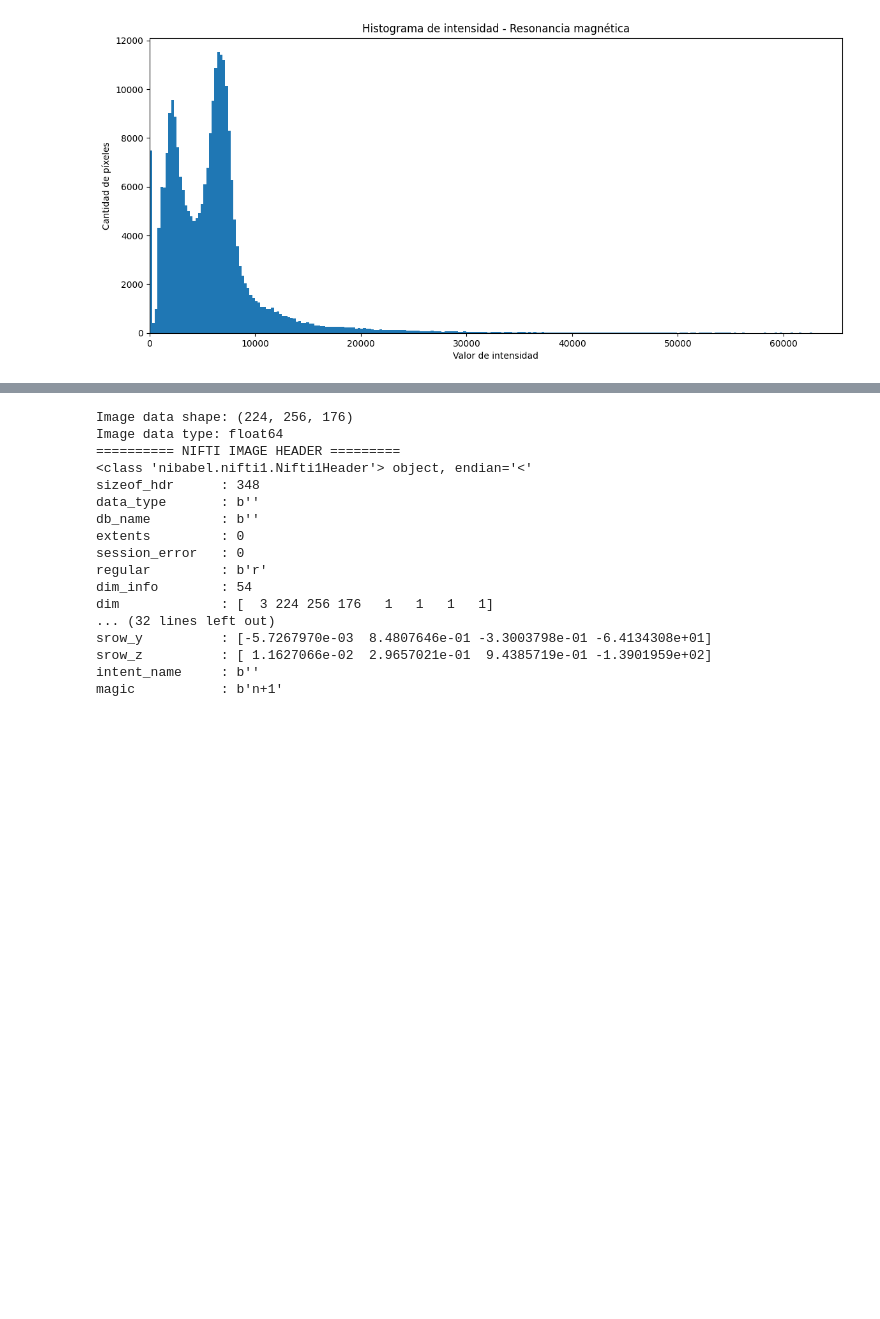
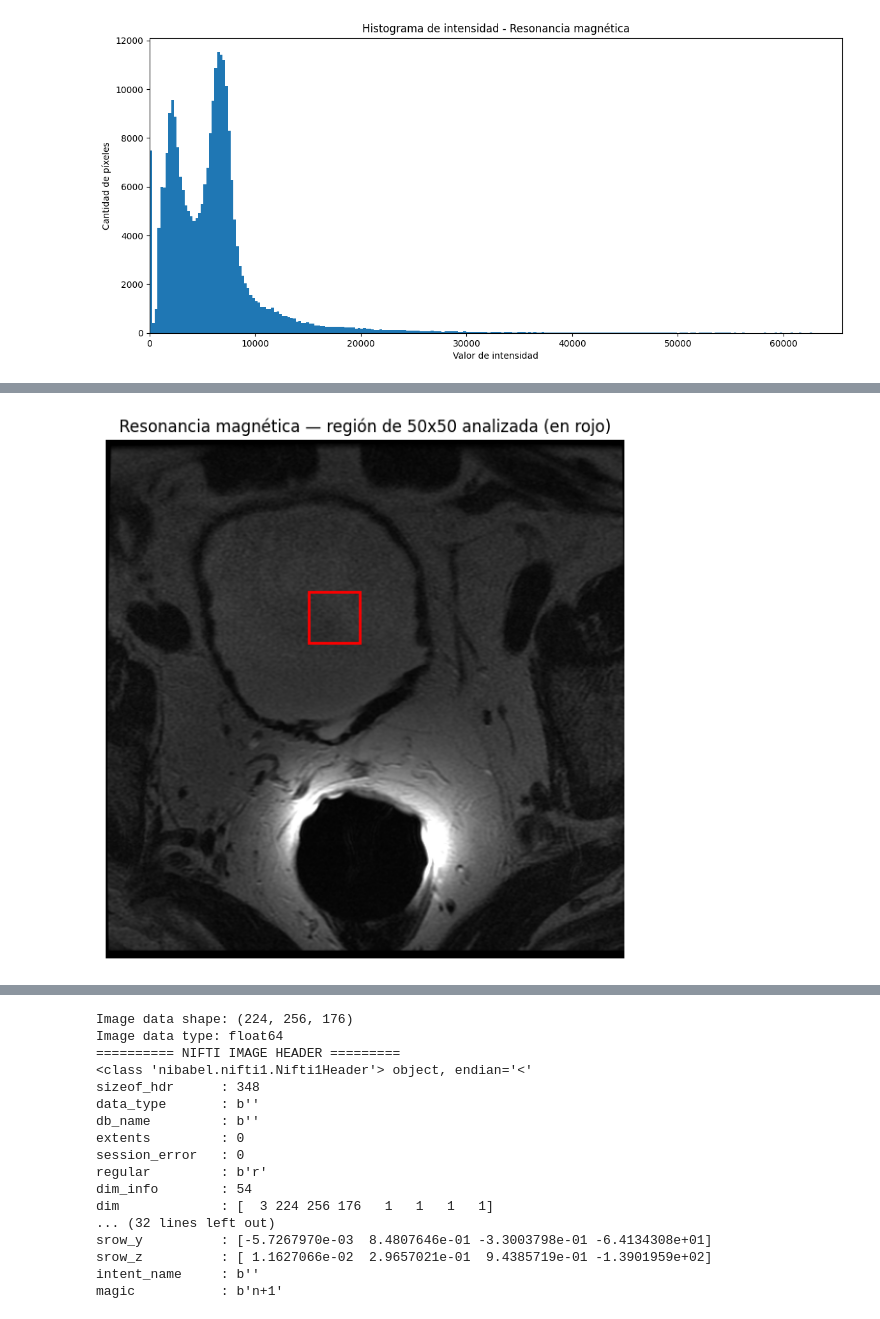
Before and after one commit to ManuelVidales22/PROCESAMIENTO-DIGITAL-DE-IM-GENES, a Jupyter notebook: ProyectoDicom.ipynb, the cells around one changed output, grey strips where cells are left out. Saved outputs shown, nothing was run; the diff lists cells and outputs as text; code cells hidden in the pictures; blank space fills up the shorter version.

```diff
--- a/ProyectoDicom.ipynb
+++ b/ProyectoDicom.ipynb
@@ -493,0 +632,98 @@ Cantidad de valores diferentes: 6512
+# %%
+# ============================================================
+# ANÁLISIS DE RUIDO EN LA RESONANCIA MAGNÉTICA (REGIÓN DE 50x50 PÍXELES)
+# ============================================================
+
+# Librerías:
+# - numpy: para trabajar la imagen como matriz numérica
+# - matplotlib: para mostrar la imagen y graficar el histograma
+# - pydicom: para leer el archivo DICOM de la resonancia
+import numpy as librerianumpy
+import matplotlib.pyplot as libreriaparagraficar
+import matplotlib.patches as rectangulos
+import pydicom
+
+# Ruta de la resonancia dentro del proyecto
+ruta_imagen = "imagenes/resonancia magentica/MRI01.dcm"
+
+# Leer el DICOM y extraer la matriz de píxeles
+# (la resonancia ya viene en escala de grises: 1 solo canal, no hace falta convertir RGB -> Y)
+dicom = pydicom.dcmread(ruta_imagen)
+imagen_gris_completa = dicom.pixel_array.astype(librerianumpy.float64)
+
+print("Shape:", imagen_gris_completa.shape)
+print("dtype original:", dicom.pixel_array.dtype, "| BitsStored:", dicom.BitsStored)
+print("Mínimo:", imagen_gris_completa.min(), "| Máximo:", imagen_gris_completa.max())
+
+
+# Función que calcula el histograma de la región.
+# A diferencia de la imagen plana (8 bits, 0 a 255), la resonancia es de 16 bits
+# (valores de 0 a 65535), así que el recorrido va desde el valor mínimo
+# hasta el máximo de la región, agrupando las intensidades en "bins" (intervalos)
+def calcular_histograma(imagen, numero_bins=100):
+    histograma = []  # cantidad de píxeles en cada intervalo
+    xticks = []      # centro de cada intervalo (eje X)
+    bordes = librerianumpy.linspace(imagen.min(), imagen.max(), numero_bins + 1)
+    for i in range(numero_bins):
+        xticks.append((bordes[i] + bordes[i + 1]) / 2)
+        if i == numero_bins - 1:
+            # el último intervalo incluye el valor máximo
+            histograma.append(librerianumpy.count_nonzero((imagen >= bordes[i]) & (imagen <= bordes[i + 1])))
+        else:
+            histograma.append(librerianumpy.count_nonzero((imagen >= bordes[i]) & (imagen < bordes[i + 1])))
+    return histograma, xticks, bordes[1] - bordes[0]
+
+
+# Seleccionar una región de 50x50 píxeles HOMOGÉNEA.
+# Se usa el interior de la vejiga (filas 150-199, columnas 200-249): es una zona de
+# tejido uniforme, así que la variación de intensidad que haya se debe al ruido.
+# (La esquina superior izquierda NO sirve aquí porque tiene tejido y bordes)
+fila_inicio, columna_inicio = 150, 200
+region_50x50_gris = imagen_gris_completa[fila_inicio:fila_inicio + 50, columna_inicio:columna_inicio + 50]
+
+# Mostrar la resonancia marcando en rojo la región seleccionada
+figura, eje = libreriaparagraficar.subplots(figsize=(7, 7))
+eje.imshow(imagen_gris_completa, cmap="gray", vmax=librerianumpy.percentile(imagen_gris_completa, 99.5))
+eje.add_patch(rectangulos.Rectangle((columna_inicio, fila_inicio), 50, 50, edgecolor="red", facecolor="none", linewidth=2))
+eje.set_title("Resonancia magnética — región de 50x50 analizada (en rojo)")
+eje.axis("off")
+libreriaparagraficar.show()
+
+# Parámetros de la campana gaussiana:
+# mu (media) = dónde está el centro de la campana
+# sigma (desviación estándar) = qué tan ancha es (más sigma = más ruido)
+mu = region_50x50_gris.mean()
+sigma = region_50x50_gris.std()
+
+# Asimetría (skewness): 0 = campana simétrica (gaussiana);
+# un valor positivo grande = cola hacia la derecha (típico del ruido Rician/Rayleigh)
+asimetria = librerianumpy.mean(((region_50x50_gris - mu) / sigma) ** 3)
+
+# Relación señal/ruido (SNR) de la región = mu / sigma
+snr = mu / sigma
+
+print("\n========== RUIDO EN LA REGIÓN ==========\n")
+print(f"Media (mu):                 {mu:.2f}")
+print(f"Desviación estándar (sigma): {sigma:.2f}")
+print(f"Asimetría:                  {asimetria:.3f}")
+print(f"SNR (mu/sigma):             {snr:.2f}")
+
+# Calcular el histograma de la región seleccionada
+histograma_region, xticks_region, ancho_bin = calcular_histograma(region_50x50_gris)
+
+# Curva gaussiana teórica con el mismo mu y sigma, escalada al número de píxeles,
+# para comparar visualmente con el histograma real
+x = librerianumpy.linspace(region_50x50_gris.min(), region_50x50_gris.max(), 500)
+gaussiana = (1 / (sigma * librerianumpy.sqrt(2 * librerianumpy.pi))) * librerianumpy.exp(-0.5 * ((x - mu) / sigma) ** 2)
+gaussiana = gaussiana * region_50x50_gris.size * ancho_bin
+
+# Graficar el histograma como gráfico de barras junto con la gaussiana teórica
+libreriaparagraficar.figure(figsize=(10, 6))
+libreriaparagraficar.bar(xticks_region, histograma_region, width=ancho_bin, label="Histograma de la región")
+libreriaparagraficar.plot(x, gaussiana, color="red", linewidth=2, label=f"Gaussiana (mu={mu:.0f}, sigma={sigma:.0f})")
+libreriaparagraficar.title("Histograma de la región de 50x50 píxeles — Resonancia magnética")
+libreriaparagraficar.xlabel("Intensidad de píxel")
+libreriaparagraficar.ylabel("Cantidad de píxeles")
+libreriaparagraficar.legend()
+libreriaparagraficar.show()
+# %% [output]
@@ -493,0 +733 @@ Cantidad de valores diferentes: 6512
+[figure, added]
```
Also changed, not shown: parts of 13 cells of this notebook.
